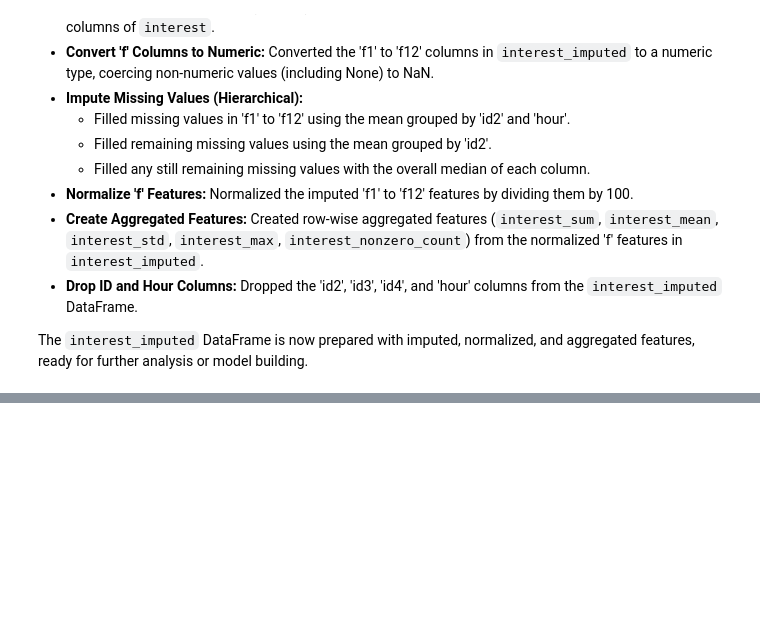
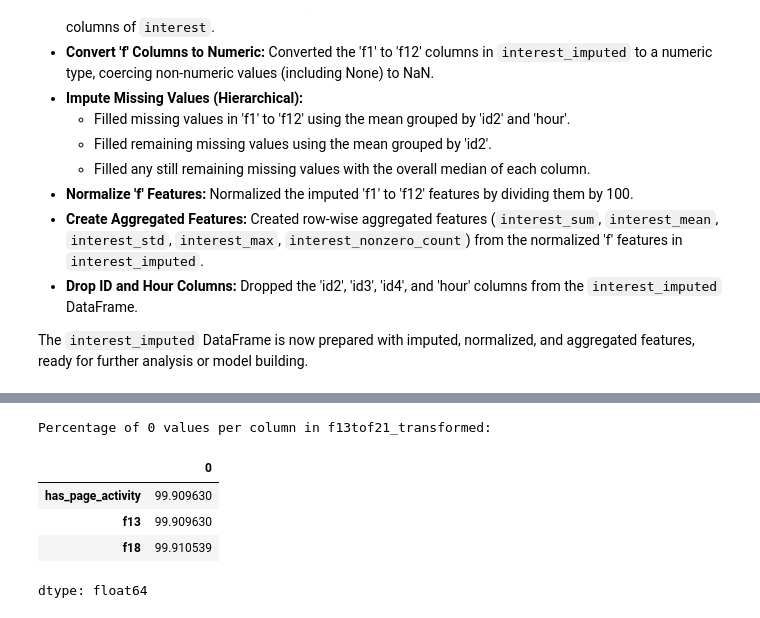
Before and after one commit to rishabh-0042/American_Express_Hackathon_25-2025, a Jupyter notebook: AMEXHackathon_2.ipynb, the cells around one changed output, grey strips where cells are left out. Cells and saved outputs as stored; diff of their text form; code cells hidden in the pictures; blank space fills up the shorter version.

```diff
--- a/AMEXHackathon_2.ipynb
+++ b/AMEXHackathon_2.ipynb
@@ -582,0 +724,14 @@ The `interest_imputed` DataFrame is now prepared with imputed, normalized, and a
+# %%
+# Calculate the percentage of 0 values in each column
+zero_percentages = (f13tof21_transformed == 0).sum() / len(f13tof21_transformed) * 100
+
+# Display the zero percentages
+print("Percentage of 0 values per column in f13tof21_transformed:")
+display(zero_percentages)
+# %% [output]
+Percentage of 0 values per column in f13tof21_transformed:
+|  | 0 |
+| has_page_activity | 99.909630 |
+| f13 | 99.909630 |
+| f18 | 99.910539 |
+dtype: float64
```
Also changed, not shown: parts of 12 cells of this notebook.
